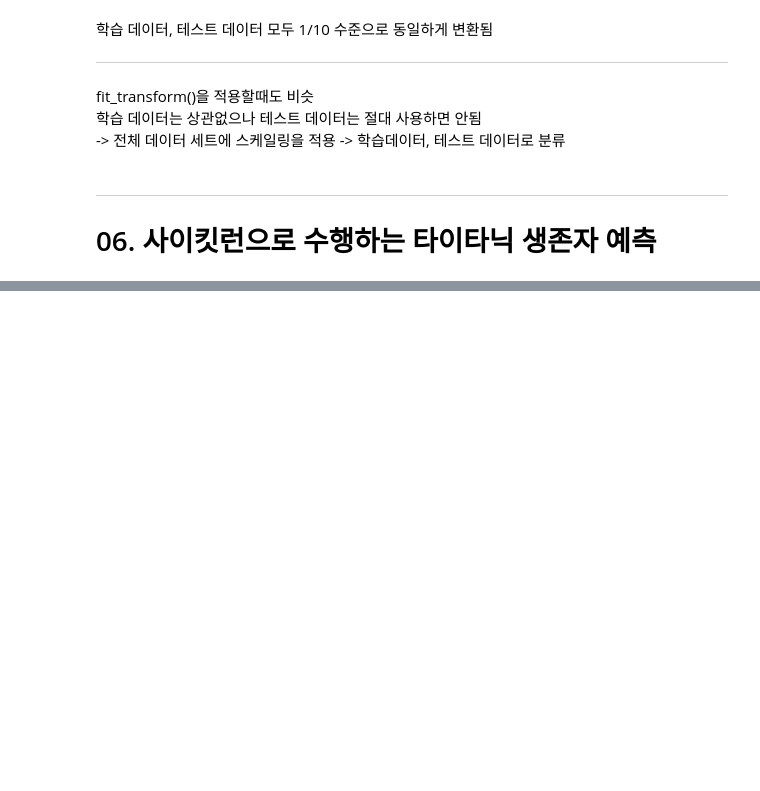
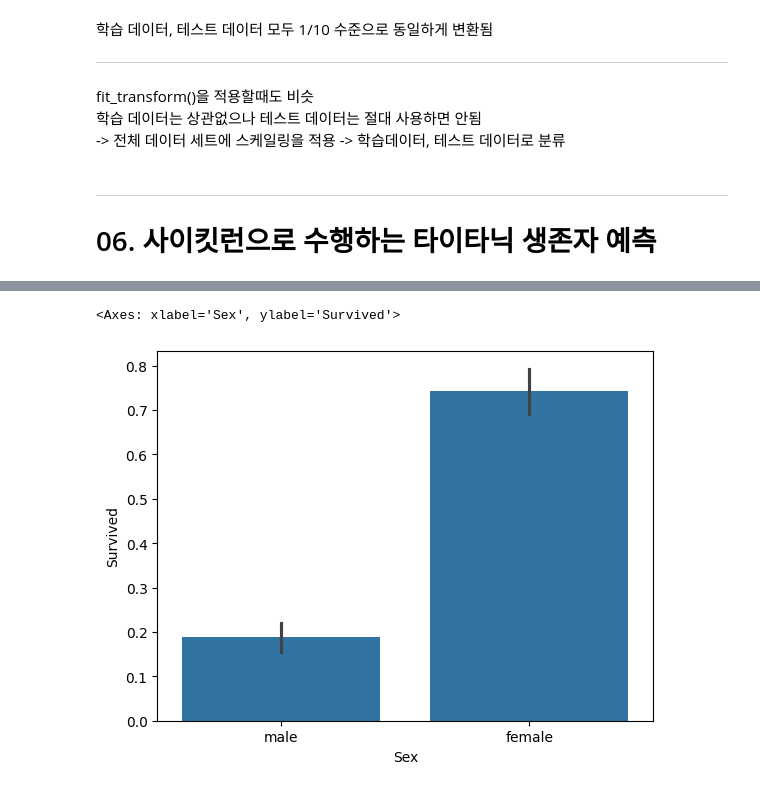
Before and after one commit to AiSamdasu/Study_DDB, a Jupyter notebook: Chapter2.ipynb, the cells around one changed output, grey strips where cells are left out. Saved outputs shown, nothing was run; the diff lists cells and outputs as text; code cells hidden in the pictures; blank space fills up the shorter version.

```diff
--- a/Chapter2.ipynb
+++ b/Chapter2.ipynb
@@ -874,0 +898,5 @@ FileNotFoundError: [Errno 2] No such file or directory: './train.csv'
+# %%
+df['Age'].fillna(df['Age'].mean(), inplace=True)
+df['Cabin'].fillna('N', inplace=True)
+df['Embarked'].fillna('N', inplace=True)
+print('데이터 세트 Null 값 갯수 ', df.isnull().sum().sum())
@@ -874,0 +945,4 @@ FileNotFoundError: [Errno 2] No such file or directory: './train.csv'
+# %%
+df['Cabin'] = df['Cabin'].str[:1]
+print(df['Cabin'].head(3))
+df.groupby(['Sex', 'Survived'])['Survived'].count()
@@ -874,0 +961,5 @@ FileNotFoundError: [Errno 2] No such file or directory: './train.csv'
+# %%
+sns.barplot(x='Sex', y='Survived', data=df)
+# %% [output]
+<Axes: xlabel='Sex', ylabel='Survived'>
+[figure, added]
```
Also changed, not shown: parts of 13 cells of this notebook.
